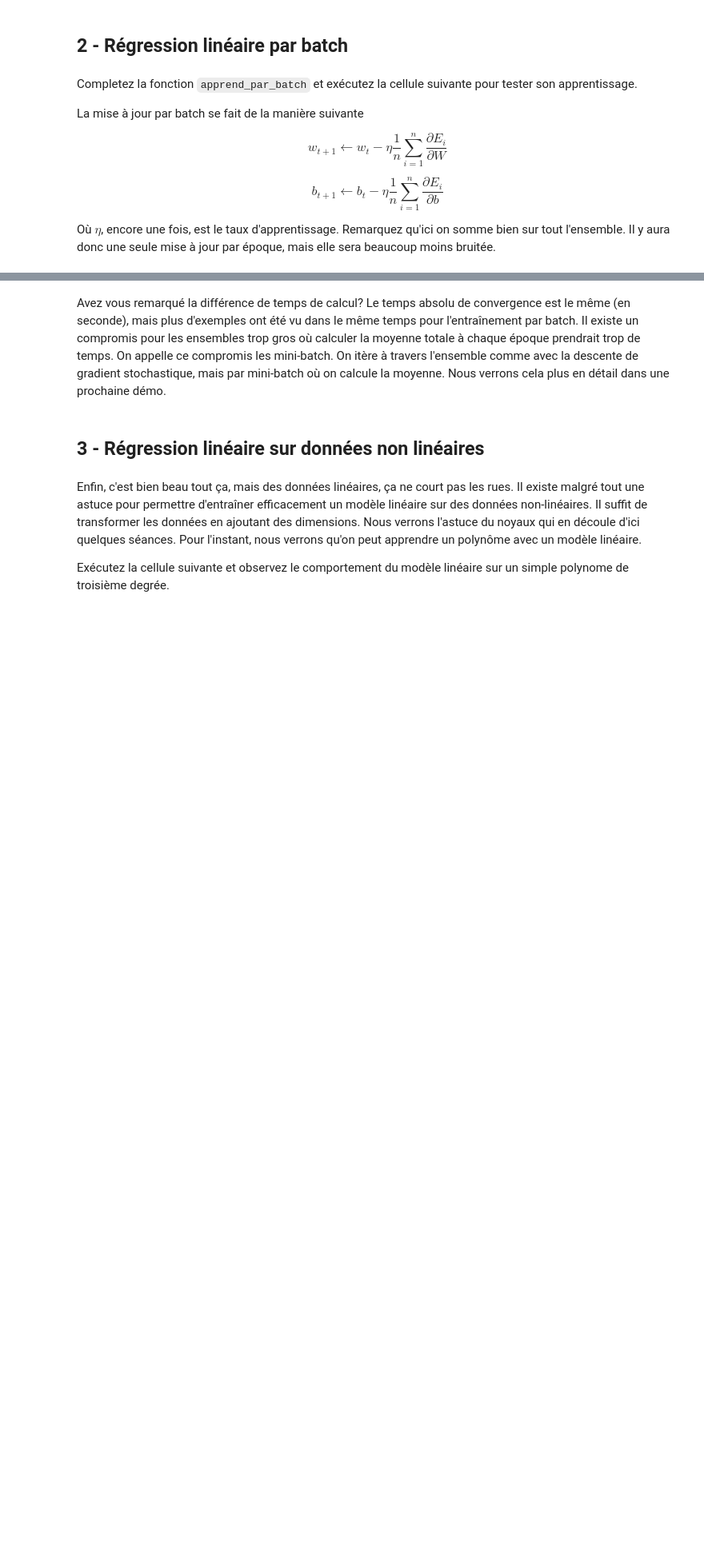
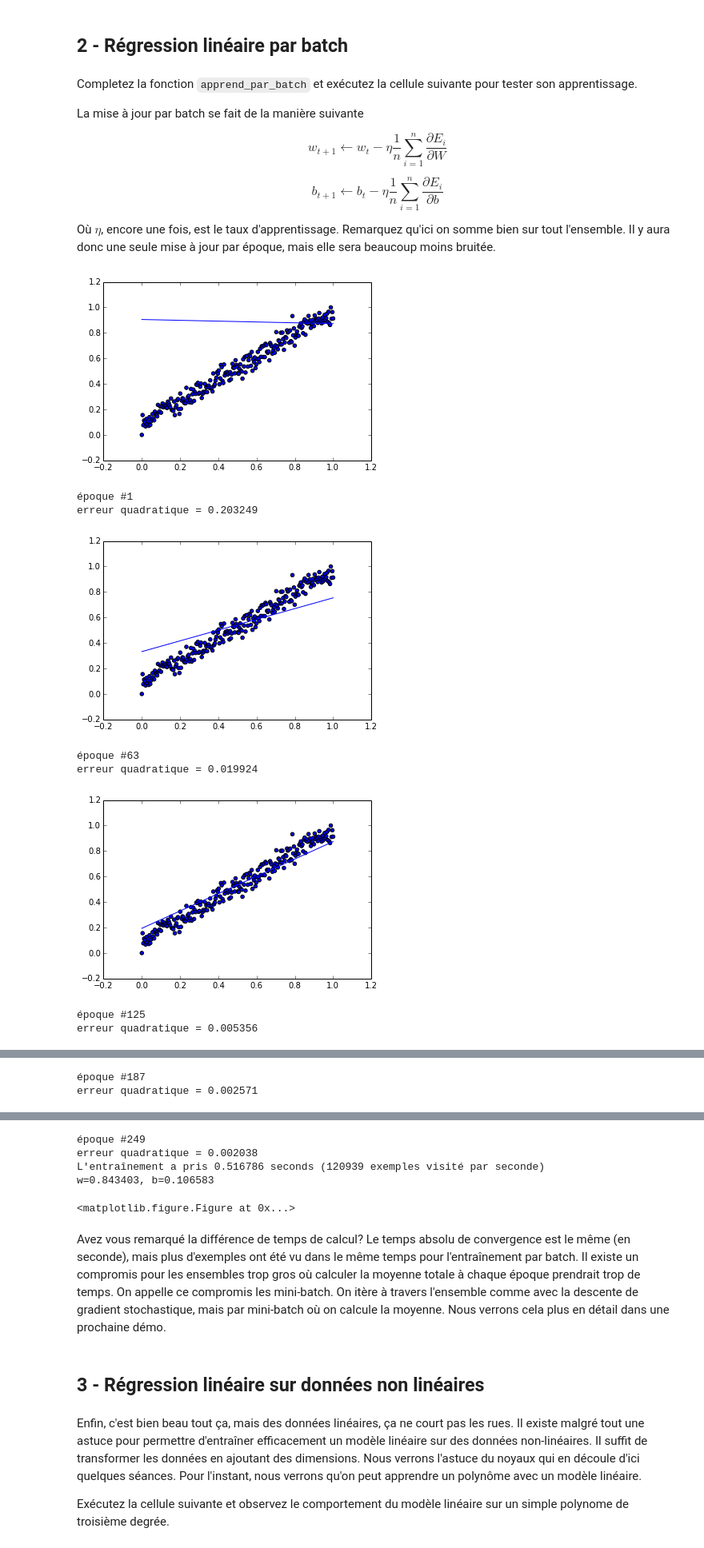
Before and after one commit to ananth17/ift6390_machine_learning_fundamentals, a Jupyter notebook: documents/week_4/4_regression_lineaire_v1.1.ipynb, the cells around one changed output, grey strips where cells are left out. Shown: that part at 80% size. Saved outputs shown, nothing was run; the diff lists cells and outputs as text; code cells hidden in the pictures; blank space fills up the shorter version.

```diff
--- a/documents/week_4/4_regression_lineaire_v1.1.ipynb
+++ b/documents/week_4/4_regression_lineaire_v1.1.ipynb
@@ -83,13 +83,15 @@ def apprend_enligne(x, y, n_epoch, learning_rate):
         # pour chaque example de l'ensemble
         for j in xrange(x.shape[0]):
 
-            y_hat = # implémentez la prédiction y_hat
+            y_hat = w * x[j] + b
+            weight_gradient = x[j] * (y[j] - y_hat)
+            w += weight_gradient * learning_rate
 
-            w = # implémentez la règle de mise à jour
-            b = # implémentez la règle de mise à jour
+            bias_gradient = (y[j] - y_hat)
+            b += bias_gradient * learning_rate
 
         if i%(n_epoch/4) == 0:
-            y_hat = # implémentez la prédiction y_hat
+            y_hat = w * x + b
             utilitaires4.plot(x, y, y_hat)
 
             print "époque #%d" % (i+1)
@@ -151,13 +169,16 @@ def apprend_par_batch(x, y, n_epoch, learning_rate):
     # pour chaque époque
     for i in range(n_epoch):
 
-        y_hat = # implémentez la prédiction y_hat
+        y_hat = w * x + b
 
-        w = # implémentez la règle de mise à jour
-        b = # implémentez la règle de mise à jour
+        weight_gradient = x * (y-y_hat)
+        bias_gradient = (y-y_hat)
+
+        w += np.mean(weight_gradient) * learning_rate
+        b += np.mean(bias_gradient) * learning_rate
 
         if i%(n_epoch/4) == 0:
-            y_hat = # implémentez la prédiction y_hat
+            y_hat = w*x + b
             utilitaires4.plot(x, y, y_hat)
 
             print "époque #%d" % (i+1)
@@ -170,8 +191,18 @@ def apprend_par_batch(x, y, n_epoch, learning_rate):
     return w, b
 # %%
 x, y = utilitaires4.fonction_1()
-w, b = apprend_par_batch(x, y, n_epoch=250, learning_rate=0.1)
+w, b = apprend_par_batch(x, y, n_epoch=250, learning_rate=0.2)
 
 plt.clf()
 
 print "w=%f, b=%f" % (w, b)
+# %% [output]
+[figure, added]
+époque #1
+erreur quadratique = 0.203249
+[figure, added]
+époque #63
+erreur quadratique = 0.019924
+[figure, added]
+époque #125
+erreur quadratique = 0.005356
@@ -177,0 +210,2 @@ print "w=%f, b=%f" % (w, b)
+époque #187
+erreur quadratique = 0.002571
@@ -178,3 +213,8 @@ print "w=%f, b=%f" % (w, b)
+époque #249
+erreur quadratique = 0.002038
+L'entraînement a pris 0.516786 seconds (120939 exemples visité par seconde)
+w=0.843403, b=0.106583
+<matplotlib.figure.Figure at 0x...>
 # %% [markdown]
 Avez vous remarqué la différence de temps de calcul? Le temps absolu de convergence est le même (en seconde), mais plus d'exemples ont été vu dans le même temps pour l'entraînement par batch. Il existe un compromis pour les ensembles trop gros où calculer la moyenne totale à chaque époque prendrait trop de temps. On appelle ce compromis les mini-batch. On itère à travers l'ensemble comme avec la descente de gradient stochastique, mais par mini-batch où on calcule la moyenne. Nous verrons cela plus en détail dans une prochaine démo.
 # %% [markdown]
```
Also changed, not shown: parts of 7 cells of this notebook, 2 other files.
